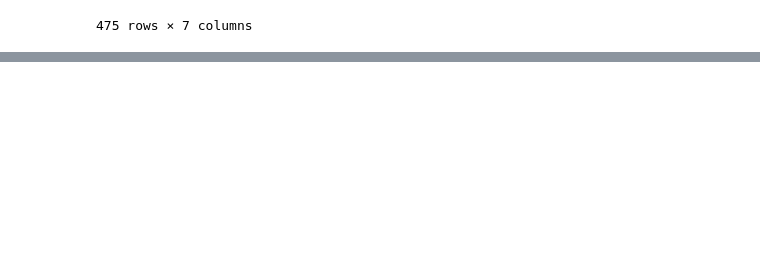
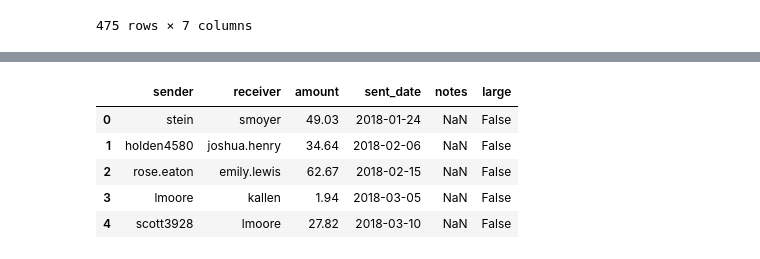
Before and after one commit to zstearman3/treehouse-pandas, a Jupyter notebook: Pandas Coding Challenge.ipynb, the cells around one changed output, grey strips where cells are left out. Saved outputs shown, nothing was run; the diff lists cells and outputs as text; code cells hidden in the pictures; blank space fills up the shorter version.

Commit message:
Manipulating DataFrames

```diff
--- a/Pandas Coding Challenge.ipynb
+++ b/Pandas Coding Challenge.ipynb
@@ -92,0 +184,4 @@ users
+# %%
+# Now lets build a new transaction record
+record = {'sender': np.nan, 'receiver':'adrian', 'amount':4.99, 'sent_date':datetime.now().date()}
+record
@@ -92,0 +197,2 @@ users
+# %%
+transactions.append(record, ignore_index=True).tail()
@@ -92,0 +206,5 @@ users
+# %%
+# if you use an unused index, the DataFrame will automatically be expanded, but we don't know the idex here so we use the max command
+next_key = transactions.index.max() + 1
+transactions.loc[next_key] = record
+transactions.tail()
@@ -92,0 +218,5 @@ users
+# %%
+# you can also add columns, missing values will be set to np.nan
+latest_id = transactions.index.max()
+transactions.at[latest_id, 'notes'] = 'Adrian called customer support'
+transactions.tail()
@@ -92,0 +230,11 @@ users
+# %%
+# also can be set with an expression
+transactions['large'] = transactions.amount > 70
+transactions.head()
+# %% [output]
+|  | sender | receiver | amount | sent_date | notes | large |
+| 0 | stein | smoyer | 49.03 | 2018-01-24 | NaN | False |
+| 1 | holden4580 | joshua.henry | 34.64 | 2018-02-06 | NaN | False |
+| 2 | rose.eaton | emily.lewis | 62.67 | 2018-02-15 | NaN | False |
+| 3 | lmoore | kallen | 1.94 | 2018-03-05 | NaN | False |
+| 4 | scott3928 | lmoore | 27.82 | 2018-03-10 | NaN | False |
```
Also changed, not shown: parts of 20 cells of this notebook.
